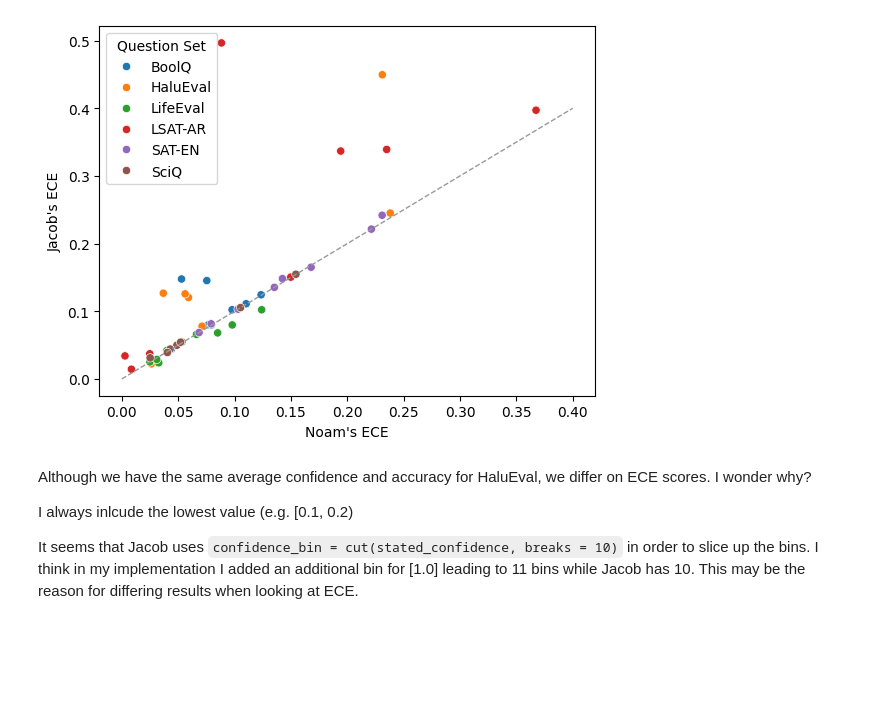
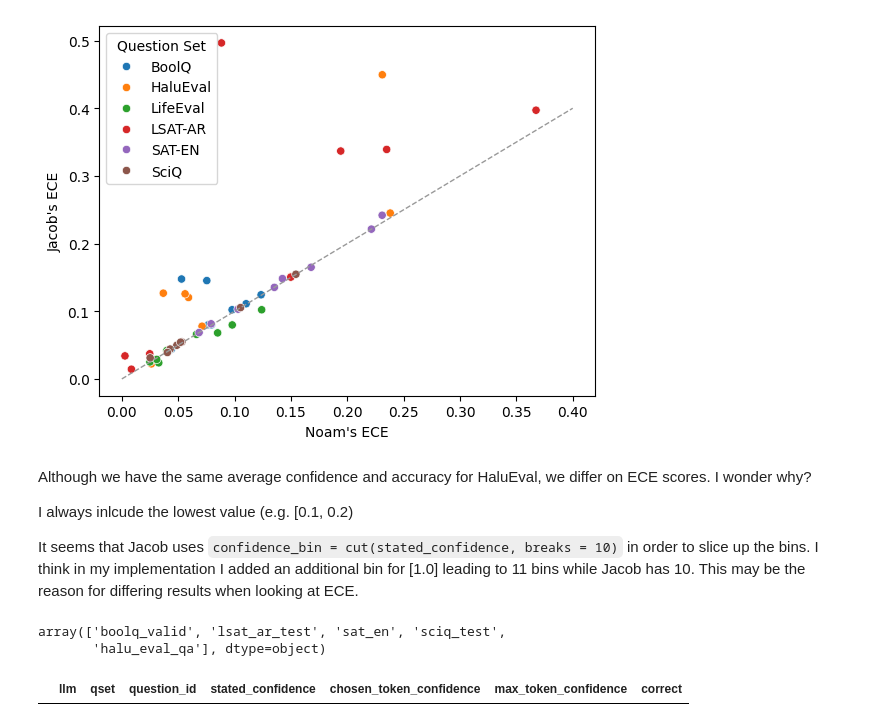
Before and after one commit to NoamMichael/Comparing-Confidence-in-LLMs, a Jupyter notebook: compare_analysis.ipynb, the cells around one changed output. Drawn from its saved outputs; the diff is of its cells as text; code cells hidden in the pictures; blank space fills up the shorter version.

```diff
--- a/compare_analysis.ipynb
+++ b/compare_analysis.ipynb
@@ -457,3 +457,12 @@ Although we have the same average confidence and accuracy for HaluEval, we diffe
 I always inlcude the lowest value (e.g. [0.1, 0.2)
 
 It seems that Jacob uses `confidence_bin = cut(stated_confidence, breaks = 10)` in order to slice up the bins. I think in my implementation I added an additional bin for [1.0] leading to 11 bins while Jacob has 10. This may be the reason for differing results when looking at ECE.
+# %%
+jb_df["qset"].unique()
+# %% [output]
+array(['boolq_valid', 'lsat_ar_test', 'sat_en', 'sciq_test',
+       'halu_eval_qa'], dtype=object)
+# %%
+jb_df[jb_df["qset"] == "life_eval"]
+# %% [output]
+|  | llm | qset | question_id | stated_confidence | chosen_token_confidence | max_token_confidence | correct |
```
Also changed, not shown: 2 other files.
